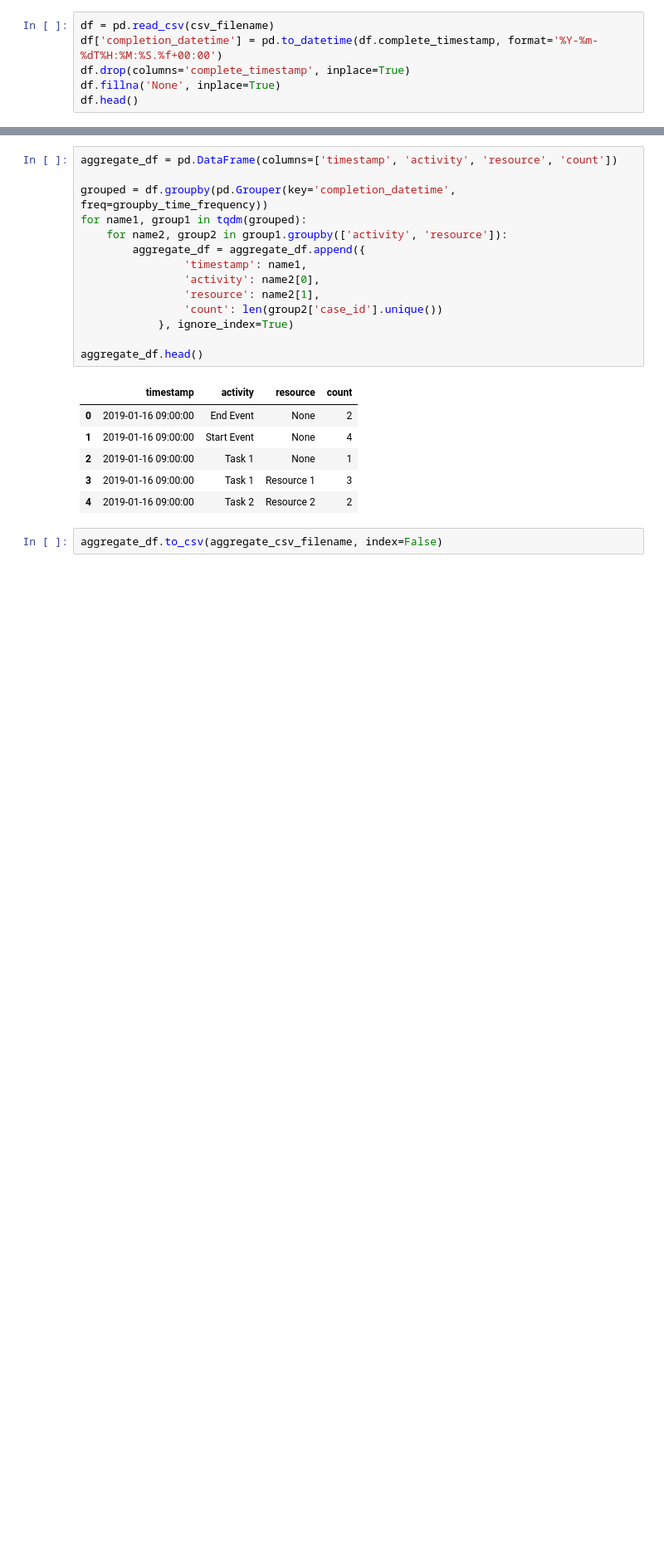
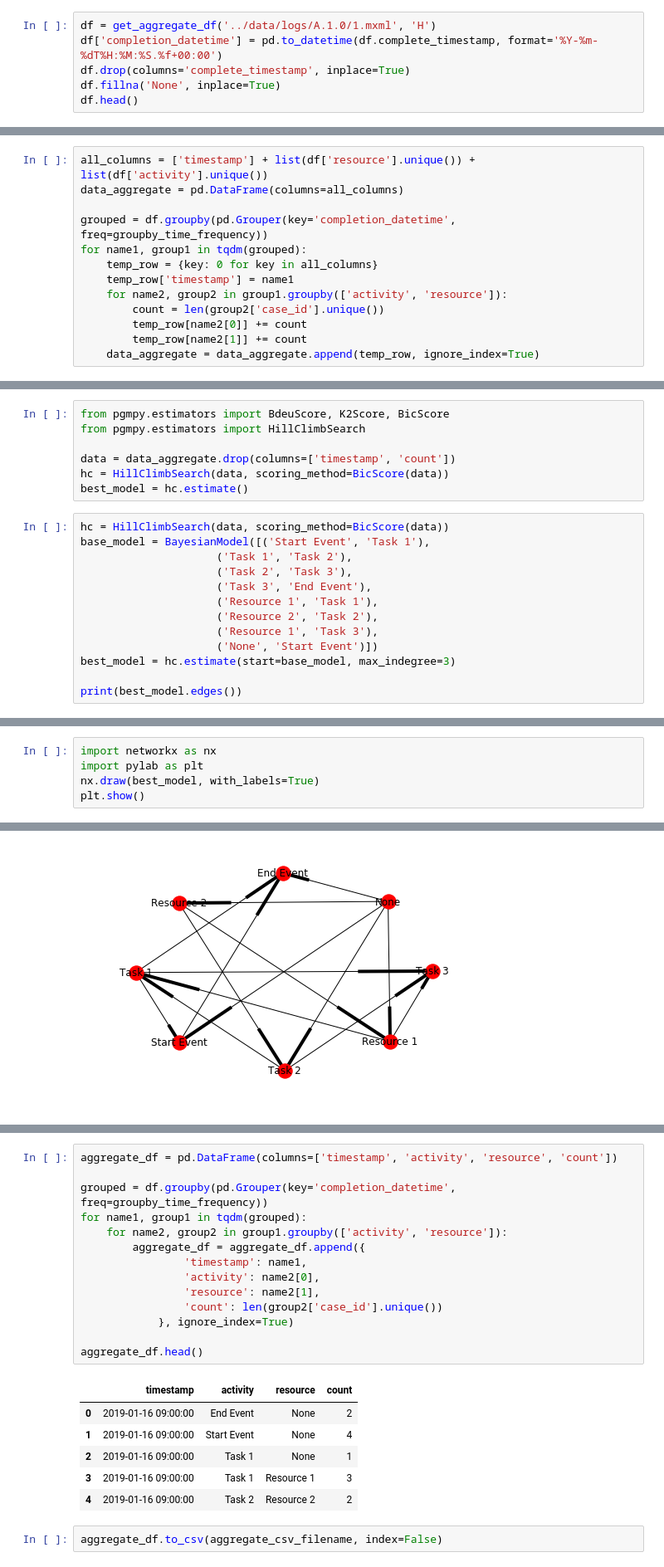
Before and after one commit to ai4automation/causal_inference_for_process_optimization, a Jupyter notebook: ipynb/Aggregation of BPM logs.ipynb, the cells around one changed output, grey strips where cells are left out. Shown at 83% size. Cells and saved outputs as stored; diff of their text form; blank space fills up the shorter version.

```diff
--- a/ipynb/Aggregation of BPM logs.ipynb
+++ b/ipynb/Aggregation of BPM logs.ipynb
@@ -9,5 +43,5 @@ aggregate_csv_filename = '../agg_temp.csv'
 # %%
-df = pd.read_csv(csv_filename)
+df = get_aggregate_df('../data/logs/A.1.0/1.mxml', 'H')
 df['completion_datetime'] = pd.to_datetime(df.complete_timestamp, format='%Y-%m-%dT%H:%M:%S.%f+00:00')
 df.drop(columns='complete_timestamp', inplace=True)
 df.fillna('None', inplace=True)
@@ -21,0 +69,13 @@ df.head()
+# %%
+all_columns = ['timestamp'] + list(df['resource'].unique()) + list(df['activity'].unique())
+data_aggregate = pd.DataFrame(columns=all_columns)
+
+grouped = df.groupby(pd.Grouper(key='completion_datetime', freq=groupby_time_frequency))
+for name1, group1 in tqdm(grouped):
+    temp_row = {key: 0 for key in all_columns}
+    temp_row['timestamp'] = name1
+    for name2, group2 in group1.groupby(['activity', 'resource']):
+        count = len(group2['case_id'].unique())
+        temp_row[name2[0]] += count
+        temp_row[name2[1]] += count
+    data_aggregate = data_aggregate.append(temp_row, ignore_index=True)
@@ -21,0 +123,20 @@ df.head()
+# %%
+from pgmpy.estimators import BdeuScore, K2Score, BicScore
+from pgmpy.estimators import HillClimbSearch
+
+data = data_aggregate.drop(columns=['timestamp', 'count'])
+hc = HillClimbSearch(data, scoring_method=BicScore(data))
+best_model = hc.estimate()
+# %%
+hc = HillClimbSearch(data, scoring_method=BicScore(data))
+base_model = BayesianModel([('Start Event', 'Task 1'),
+                     ('Task 1', 'Task 2'),
+                     ('Task 2', 'Task 3'),
+                     ('Task 3', 'End Event'),
+                     ('Resource 1', 'Task 1'),
+                     ('Resource 2', 'Task 2'),
+                     ('Resource 1', 'Task 3'),
+                     ('None', 'Start Event')])
+best_model = hc.estimate(start=base_model, max_indegree=3)
+
+print(best_model.edges())
@@ -21,0 +145,6 @@ df.head()
+# %%
+import networkx as nx
+import pylab as plt
+nx.draw(best_model, with_labels=True)
+plt.show()
+# %% [output]
@@ -21,0 +157 @@ df.head()
+[figure, added]
```
Also changed, not shown: parts of 15 cells of this notebook, 28 other files.
